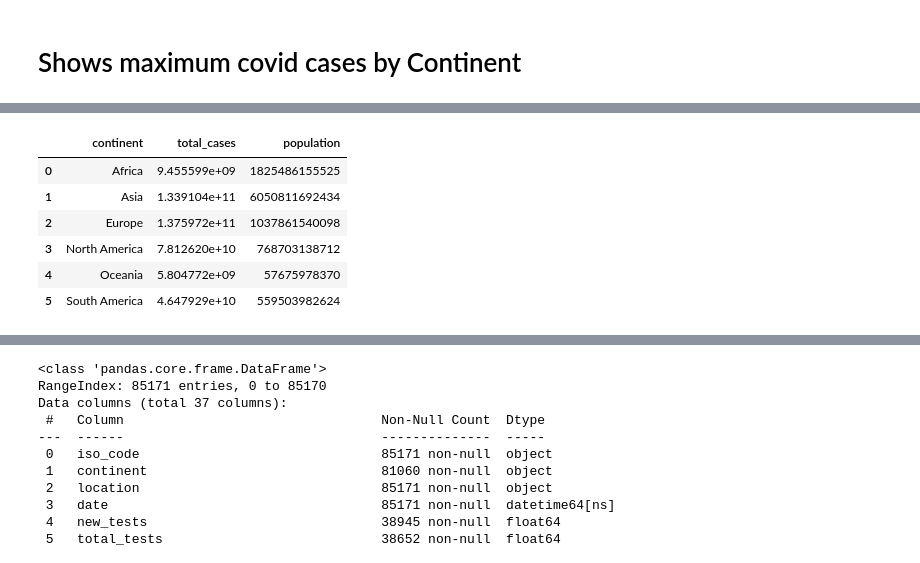
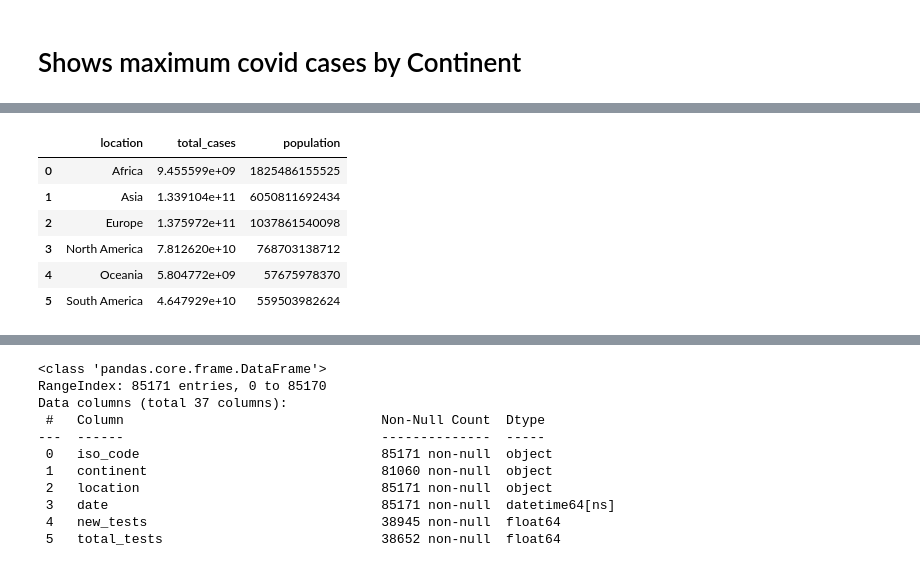
Before and after one commit to rvanguita/DataScientists, a Jupyter notebook: Projects/World_data/Coronavirus/main.ipynb, the cells around one changed output, grey strips where cells are left out. Drawn from its saved outputs; the diff is of its cells as text; code cells hidden in the pictures.

```diff
--- a/Projects/World_data/Coronavirus/main.ipynb
+++ b/Projects/World_data/Coronavirus/main.ipynb
@@ -92,5 +108,4 @@ def plot_bars(df, localization, dataShowing):
 # %% [markdown]
 # Shows percentage of dying if you contract covid
 # %%
-likelihood_dying_covid = (df_covidDeaths['total_deaths'] / df_covidDeaths['total_cases']) * 100
-df_covidDeaths['likelihood_dying_covid'] = likelihood_dying_covid
+df_covidDeaths['likelihood_dying_covid'] = (df_covidDeaths['total_deaths'] / df_covidDeaths['total_cases']) * 100
@@ -104,5 +116,4 @@ plot_lineplot(localization, df_covidDeaths, 'likelihood_dying_covid')
 # %% [markdown]
 # Shows what percentage of population got Covid
 # %%
-percentage_got_covid = (df_covidDeaths['total_cases'] / df_covidDeaths['population']) * 100
-df_covidDeaths['percentage_got_covid'] = percentage_got_covid
+df_covidDeaths['percentage_got_covid'] = (df_covidDeaths['total_cases'] / df_covidDeaths['population']) * 100
@@ -115,5 +124,4 @@ plot_lineplot(localization, df_covidDeaths, 'percentage_got_covid')
 # %% [markdown]
 # Shows what percentage of population dying from Covid
 # %%
-percentage_dying_covid = (df_covidDeaths['total_deaths'] / df_covidDeaths['population']) * 100
-df_covidDeaths['percentage_dying_covid'] = percentage_dying_covid
+df_covidDeaths['percentage_dying_covid'] = (df_covidDeaths['total_deaths'] / df_covidDeaths['population']) * 100
@@ -143,9 +146,10 @@ plot_bars(df_covidDeaths, localization, 'total_cases_population')
 # %%
 df_drop_date = df_covidDeaths[['continent','total_cases', 'population']]
 df_drop_date = df_drop_date.groupby('continent', as_index =False).sum()
+df_drop_date = df_drop_date.rename(columns={'continent': 'location'})
 df_drop_date
 # %% [output]
-|  | continent | total_cases | population |
+|  | location | total_cases | population |
 | 0 | Africa | 9.455599e+09 | 1825486155525 |
 | 1 | Asia | 1.339104e+11 | 6050811692434 |
 | 2 | Europe | 1.375972e+11 | 1037861540098 |
```
Also changed, not shown: parts of 21 cells of this notebook.
